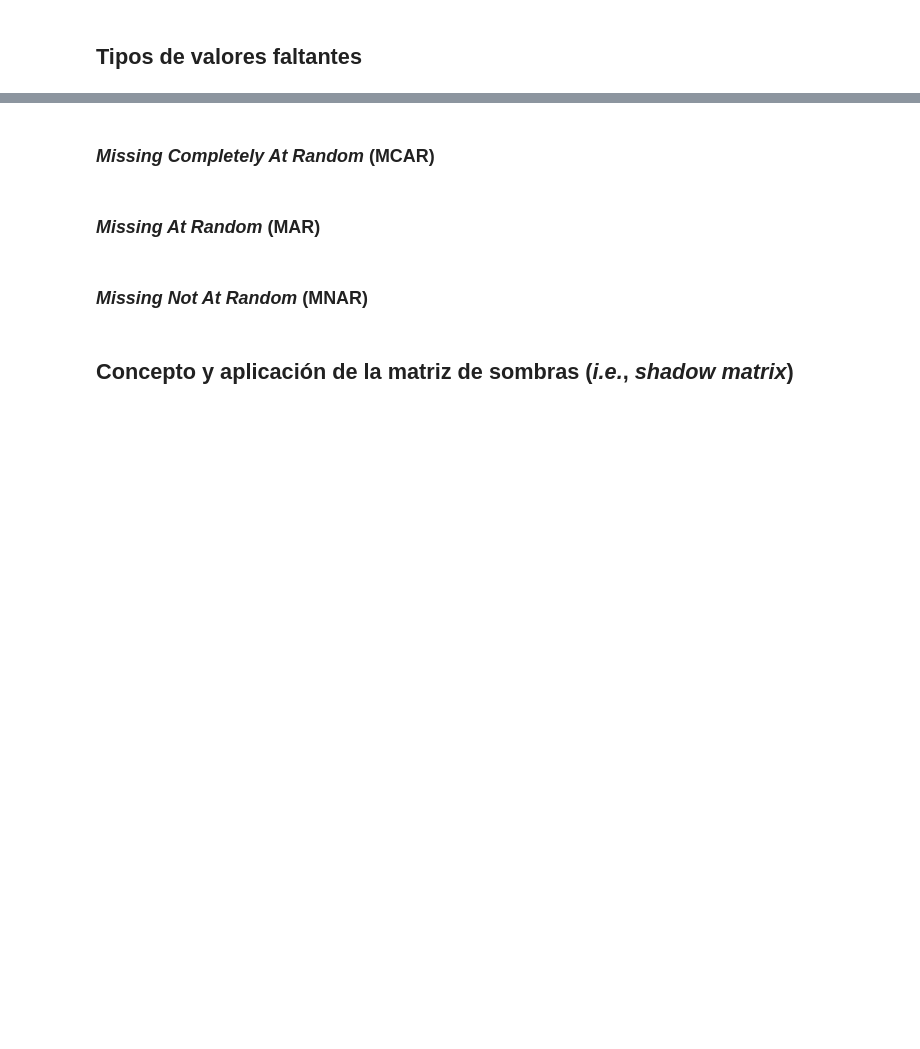
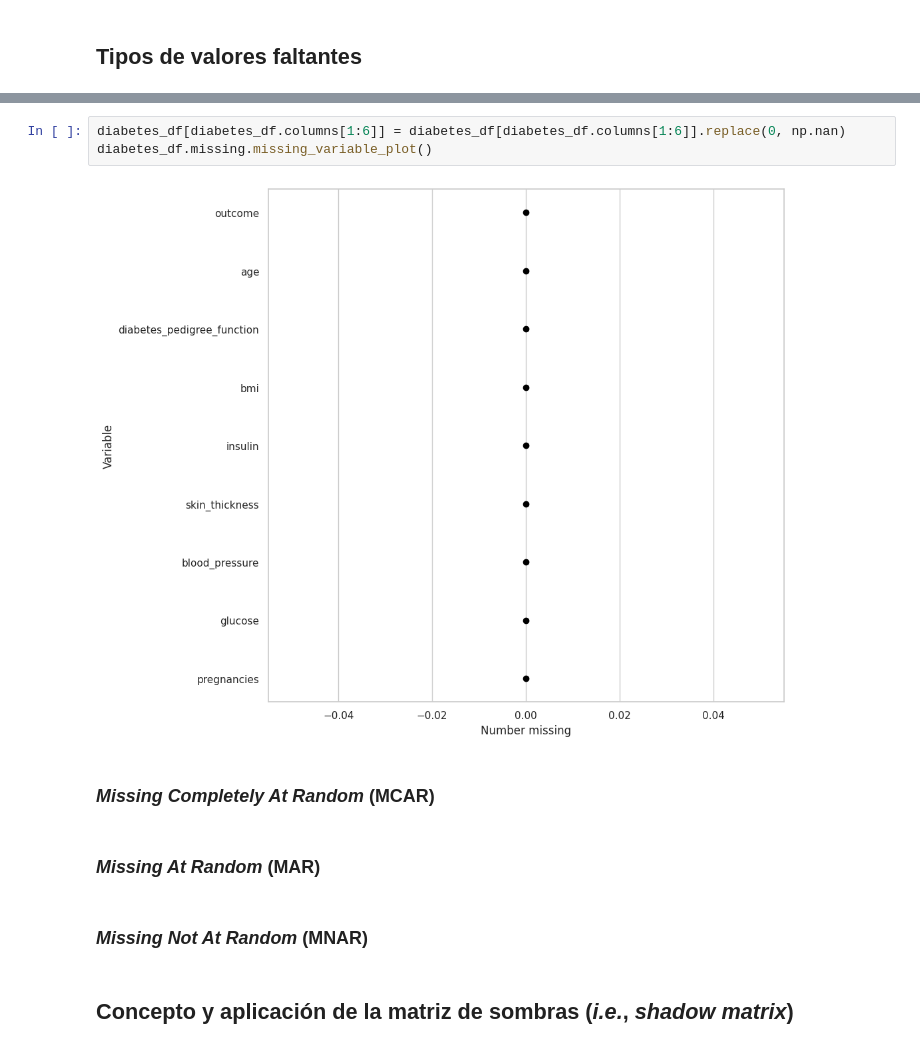
Before and after one commit to DiegoLerma/manejo_valores_faltantes_python, a Jupyter notebook: notebooks/live-exploration-missing-values.ipynb, the cells around one changed output, grey strips where cells are left out. Drawn from its saved outputs; the diff is of its cells as text; blank space fills up the shorter version.

```diff
--- a/notebooks/live-exploration-missing-values.ipynb
+++ b/notebooks/live-exploration-missing-values.ipynb
@@ -720,3 +814,8 @@ Ejemplo, encontrar los pares faltantes de `name` y `time`.
+# %%
+diabetes_df[diabetes_df.columns[1:6]] = diabetes_df[diabetes_df.columns[1:6]].replace(0, np.nan)
+diabetes_df.missing.missing_variable_plot()
+# %% [output]
+[figure, added]
 # %% [markdown]
 ### _Missing Completely At Random_ (MCAR)
 # %% [markdown]
```
Also changed, not shown: parts of 9 cells of this notebook.
